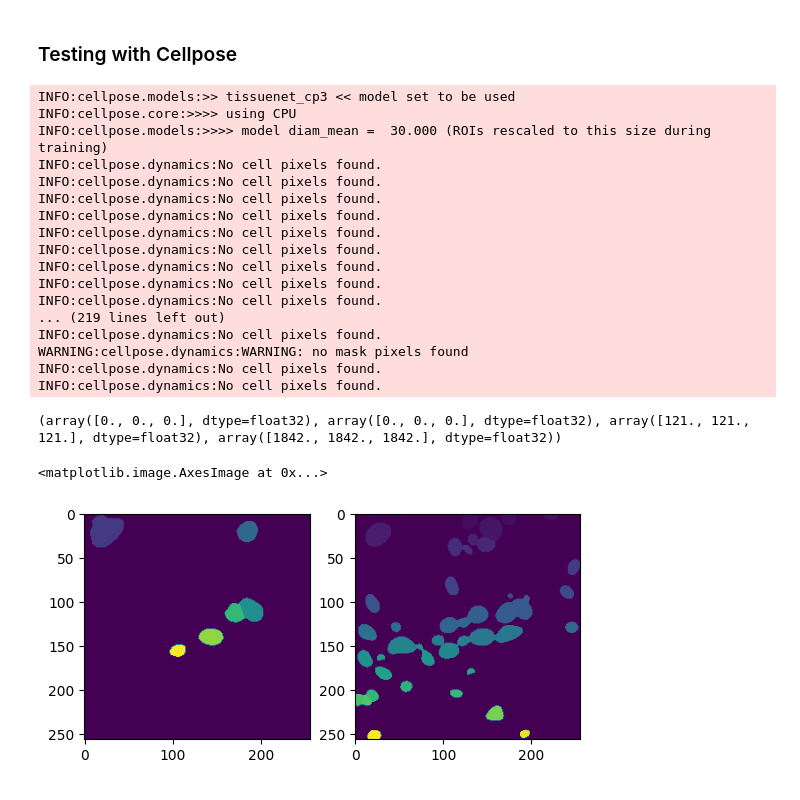
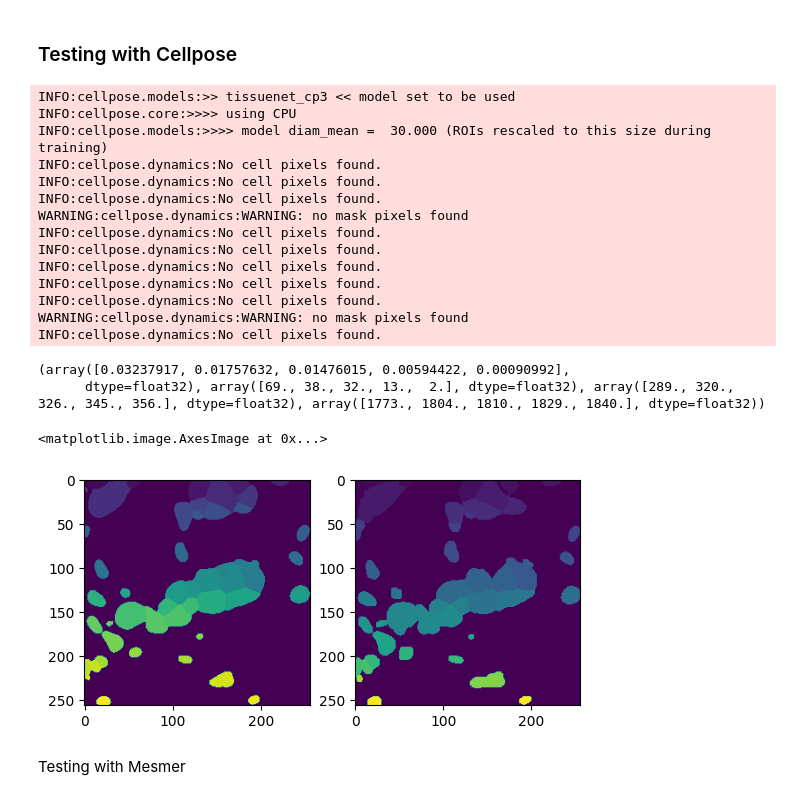
Before and after one commit to uw-loci/curvelets, a Jupyter notebook: src/CurveAlign_CT-FIRE/Cellanalysis/toolevaluation/test_tissuenet.ipynb, the cells around one changed output. Saved outputs shown, nothing was run; the diff lists cells and outputs as text; code cells hidden in the pictures.

```diff
--- a/src/CurveAlign_CT-FIRE/Cellanalysis/toolevaluation/test_tissuenet.ipynb
+++ b/src/CurveAlign_CT-FIRE/Cellanalysis/toolevaluation/test_tissuenet.ipynb
@@ -335,7 +144,7 @@ plt.imshow(y_test[0,...,1])
 ### Testing with Cellpose
 # %%
 cp_tissue = models.CellposeModel(model_type='tissuenet_cp3')
-masks = [cp_tissue.eval(x[...,1], channels=[1,0], flow_threshold=0.8)[0] for x in X_test]
+masks = [cp_tissue.eval(x, channels=[2,1], flow_threshold=0.8)[0] for x in X_test]
 cp_predictions = np.array(masks)
 # %% [output]
 INFO:cellpose.models:>> tissuenet_cp3 << model set to be used
@@ -344,27 +153,27 @@ INFO:cellpose.models:>>>> model diam_mean =  30.000 (ROIs rescaled to this size
 INFO:cellpose.dynamics:No cell pixels found.
 INFO:cellpose.dynamics:No cell pixels found.
 INFO:cellpose.dynamics:No cell pixels found.
+WARNING:cellpose.dynamics:WARNING: no mask pixels found
 INFO:cellpose.dynamics:No cell pixels found.
 INFO:cellpose.dynamics:No cell pixels found.
 INFO:cellpose.dynamics:No cell pixels found.
 INFO:cellpose.dynamics:No cell pixels found.
 INFO:cellpose.dynamics:No cell pixels found.
-INFO:cellpose.dynamics:No cell pixels found.
-... (219 lines left out)
-INFO:cellpose.dynamics:No cell pixels found.
 WARNING:cellpose.dynamics:WARNING: no mask pixels found
 INFO:cellpose.dynamics:No cell pixels found.
-INFO:cellpose.dynamics:No cell pixels found.
 # %%
-cp_average_precision = average_precision(y_test[...,0], cp_predictions)
+cp_average_precision = average_precision(y_test[...,0], cp_predictions, threshold=[.1, .3, .5, .75, .9])
 print(cp_average_precision)
 # %% [output]
-(array([0., 0., 0.], dtype=float32), array([0., 0., 0.], dtype=float32), array([121., 121., 121.], dtype=float32), array([1842., 1842., 1842.], dtype=float32))
+(array([0.03237917, 0.01757632, 0.01476015, 0.00594422, 0.00090992],
+      dtype=float32), array([69., 38., 32., 13.,  2.], dtype=float32), array([289., 320., 326., 345., 356.], dtype=float32), array([1773., 1804., 1810., 1829., 1840.], dtype=float32))
 # %%
 plt.subplot(1,2,1)
 plt.imshow(masks[100])
 plt.subplot(1,2,2)
-plt.imshow(y_test[100,...,1])
+plt.imshow(y_test[100,...,0])
 # %% [output]
 <matplotlib.image.AxesImage at 0x...>
-[figure, old version]
+[figure, new version]
+# %% [markdown]
+Testing with Mesmer
```
Also changed, not shown: parts of 33 cells of this notebook.
